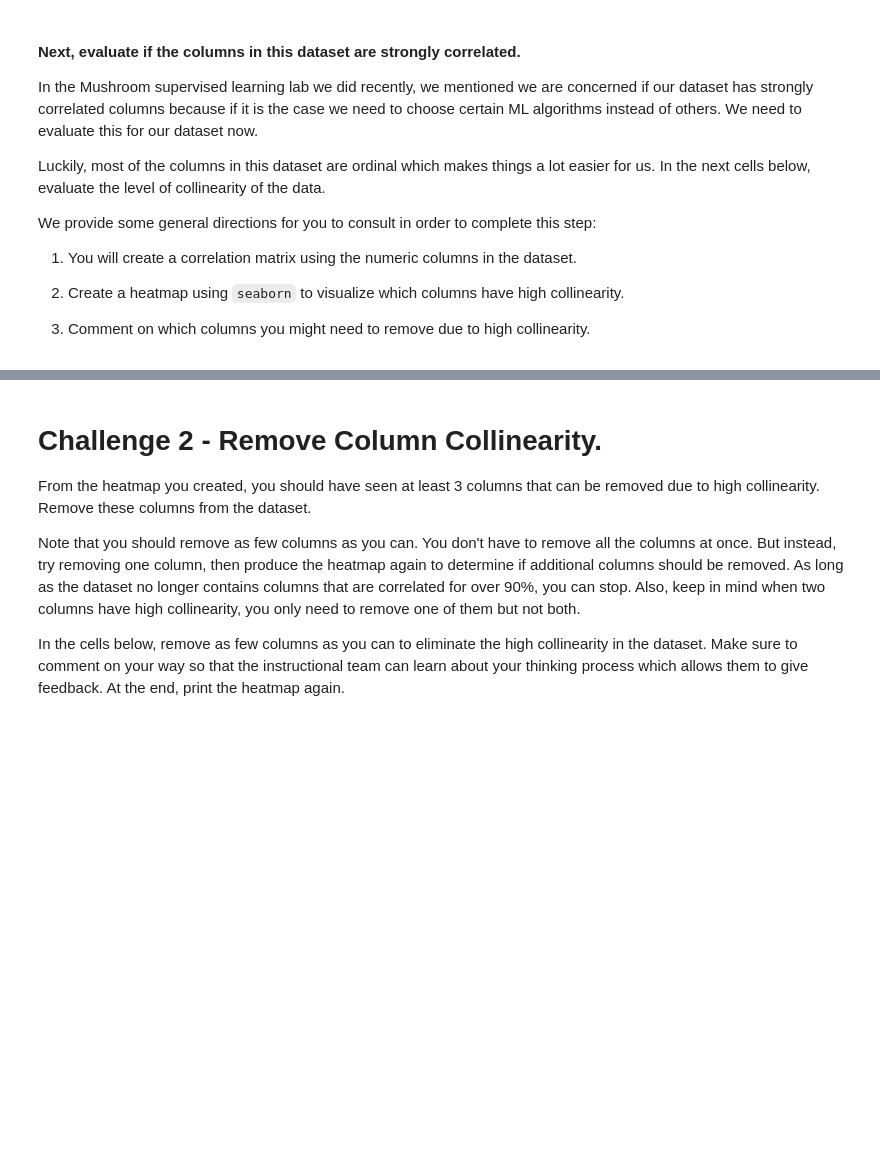
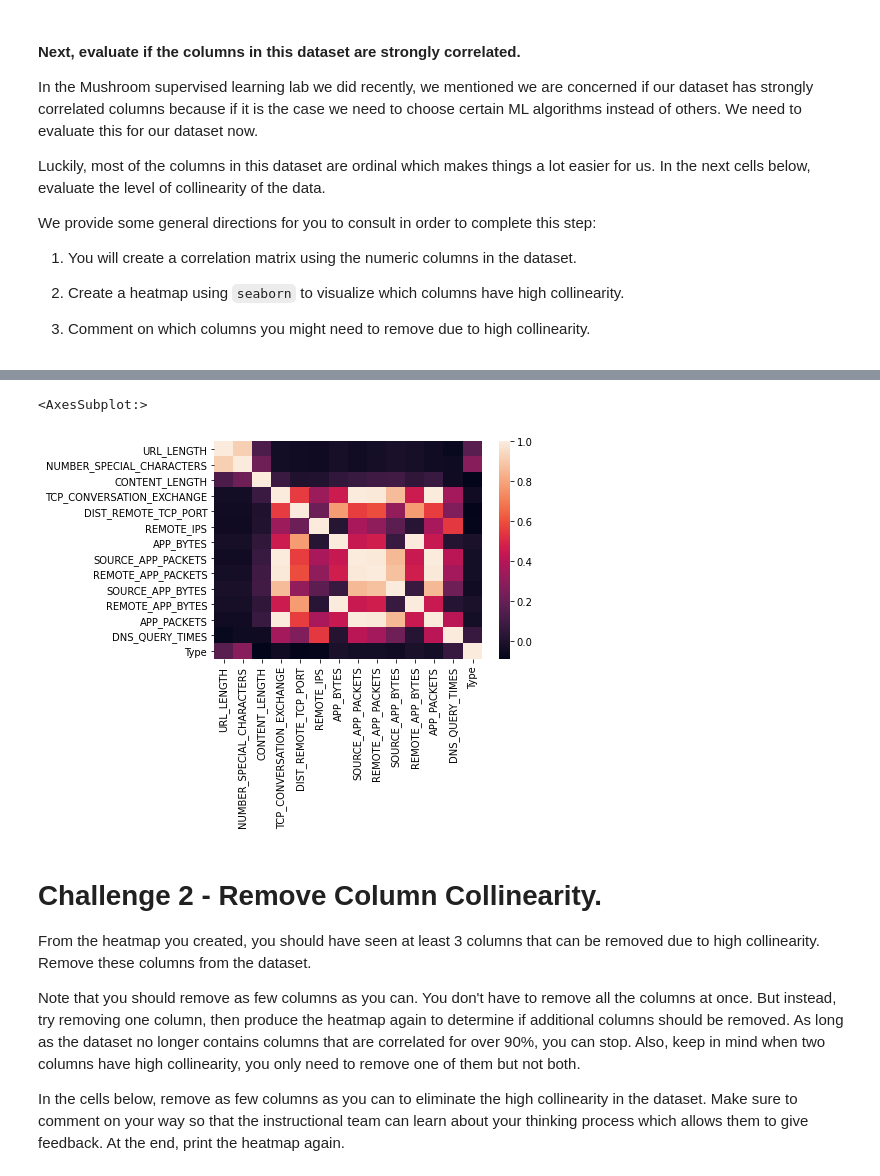
Before and after one commit to DarioCMasedo/lab-supervised-learning, a Jupyter notebook: your-code/main.ipynb, the cells around one changed output, grey strips where cells are left out. Saved outputs shown, nothing was run; the diff lists cells and outputs as text; code cells hidden in the pictures; blank space fills up the shorter version.

```diff
--- a/your-code/main.ipynb
+++ b/your-code/main.ipynb
@@ -55,5 +113,9 @@ We provide some general directions for you to consult in order to complete this
 # %%
 # Your comment here
+sns.heatmap(websites.corr())
+# %% [output]
+<AxesSubplot:>
+[figure, added]
 # %% [markdown]
 # Challenge 2 - Remove Column Collinearity.
 
```
Also changed, not shown: parts of 64 cells of this notebook.
